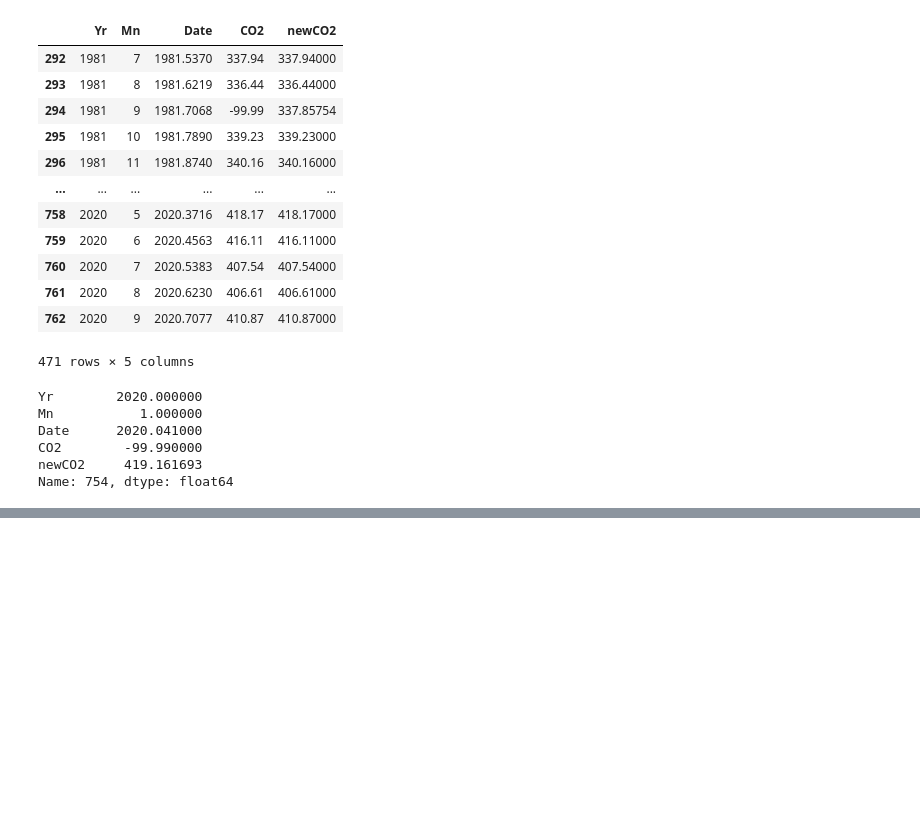
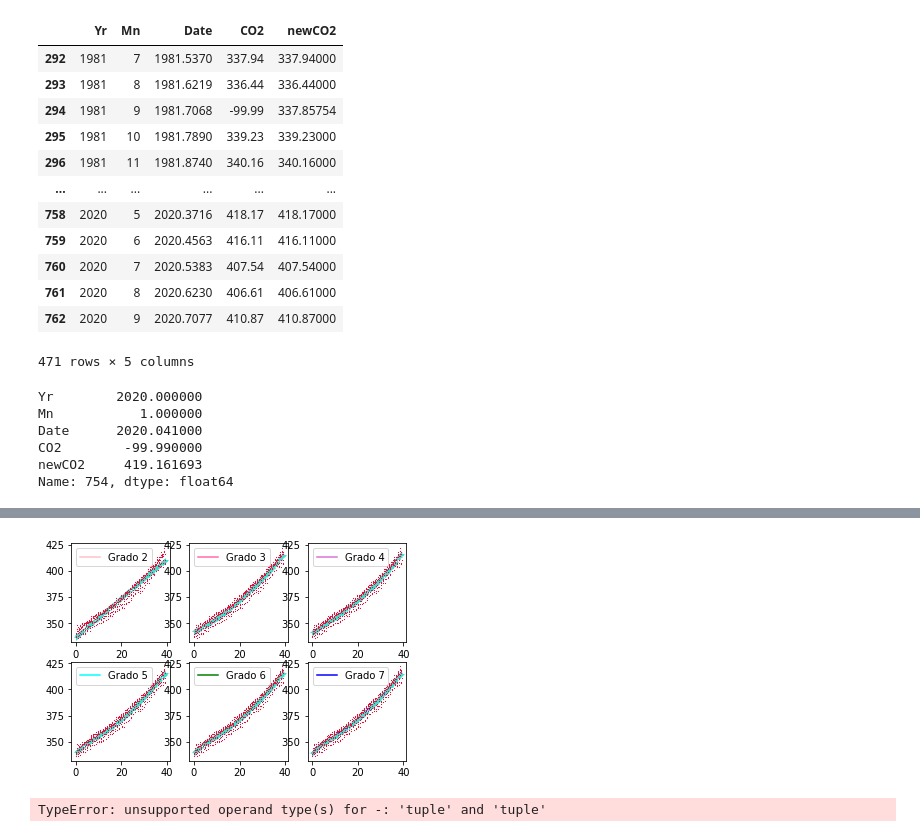
Before and after one commit to rlg23/Grupo2, a Jupyter notebook: TareaGrupo2_RubenLagos.ipynb, the cells around one changed output, grey strips where cells are left out. Saved outputs shown, nothing was run; the diff lists cells and outputs as text; code cells hidden in the pictures; blank space fills up the shorter version.

```diff
--- a/TareaGrupo2_RubenLagos.ipynb
+++ b/TareaGrupo2_RubenLagos.ipynb
@@ -220,0 +219,4 @@ Name: 754, dtype: float64
+# %%
+import pandas as pd
+data_f['Polinomial'] = data_f.apply(lambda x: x['Date'] - data_f.Date.values[0], axis = 1)
+print(data_f)
@@ -220,0 +243,47 @@ Name: 754, dtype: float64
+# %%
+# Importamos
+from sklearn.linear_model import LinearRegression
+from sklearn.preprocessing import PolynomialFeatures
+from sklearn.model_selection import train_test_split
+import matplotlib.pyplot as plt
+import pandas as pd
+import numpy as np
+
+x=data_f['Polinomial']
+y=data_f['newCO2']
+
+x1=data_f['Polinomial']
+y1=data_f['newCO2']
+
+X_train,X_test,Y_train,y_test=train_test_split(x,y,test_size=0.25)
+X_train=X_train.values.reshape([X_train.values.shape[0],1])
+X_test=X_test.values.reshape([X_test.values.shape[0],1])
+
+titles=['Grado 0','Grado 2','Grado 3','Grado 4','Grado 5','Grado 6','Grado 7']
+colors=['teal','pink', 'hotpink','orchid','aqua','green','blue']
+
+for i in range(1,7):
+    poly=PolynomialFeatures(degree=i)
+    X_poly=poly.fit_transform(X_train)
+    Xt_poly=poly.fit_transform(X_test)
+    polymodel=LinearRegression()
+    polymodel.fit(X_poly,Y_train)
+    pred=polymodel.predict(X_poly)
+    pred2=polymodel.predict(Xt_poly)
+    xt,yt=zip(*sorted(zip(X_test,pred2)))
+    X,y=zip(*sorted(zip(X_train,pred)))
+
+    plt.subplot(2,3,i)
+    plt.plot(X,y,'-',color=colors[i],label=titles[i],markersize=2)
+    plt.plot(xt,yt,'+',color='turquoise',markersize=5)
+    plt.plot(x1,y1,'*',color='crimson',markersize=.5)
+    plt.legend(loc=2)
+# %% [output]
+[figure, added]
+# %%
+#Error Cuadratico medio
+ECM=(np.square(X-xt)).mean()
+#se debe cambiar data_f.CO2.values[i] por laregrecion polinomial
+ECM
+# %% [output]
+TypeError: unsupported operand type(s) for -: 'tuple' and 'tuple'
```
Also changed, not shown: parts of 3 cells of this notebook.
